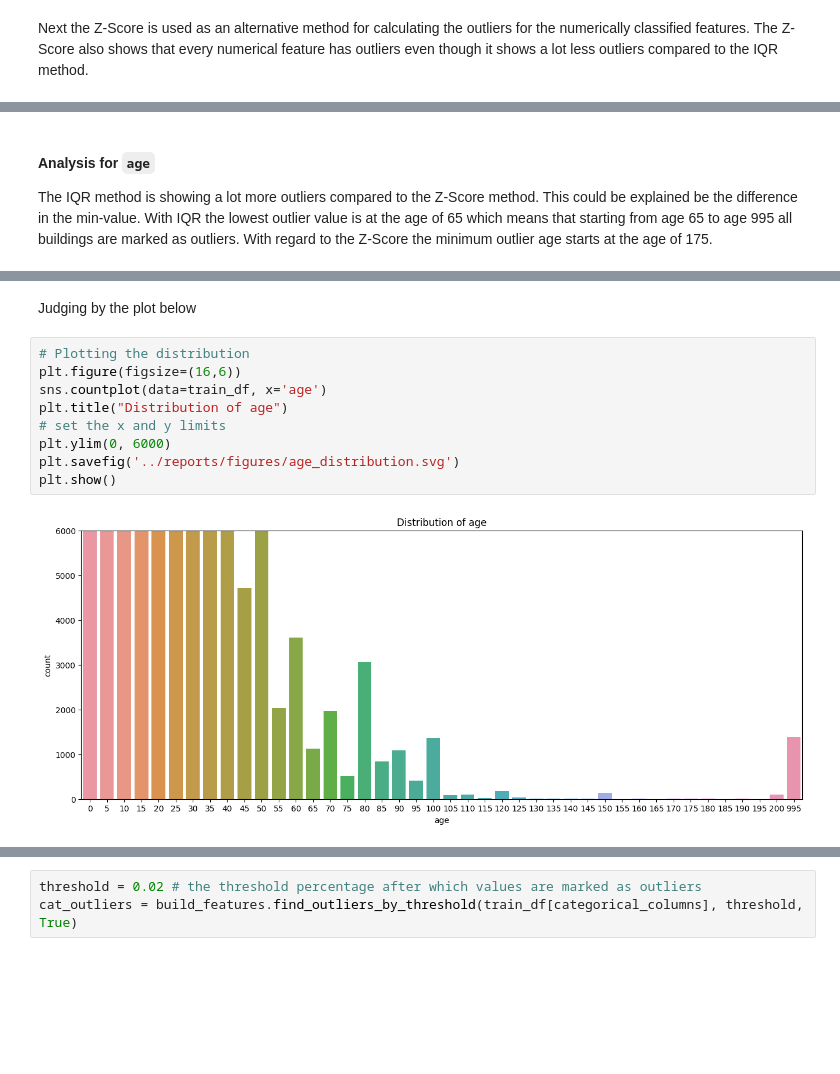
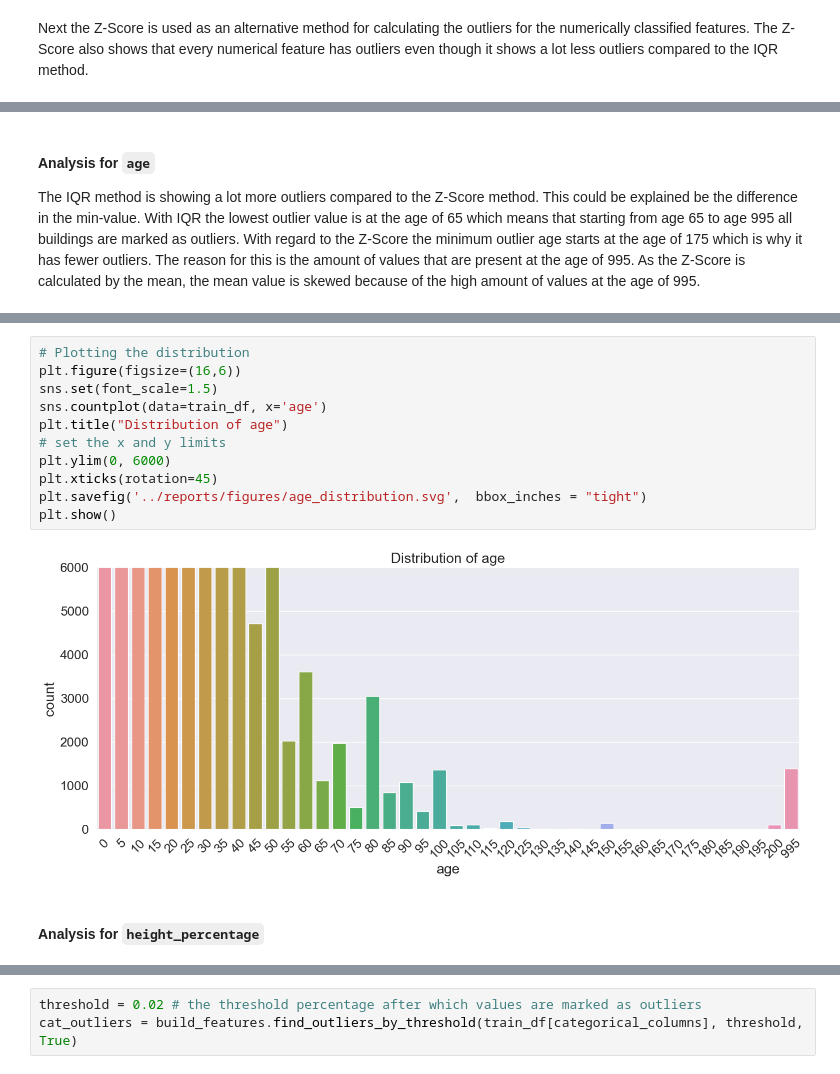
Before and after one commit to Sidies/-2015_Gorkha_earthquake_damage_prediction, a Jupyter notebook: notebooks/1.0-tyrell-data-cleaning.ipynb, the cells around one changed output, grey strips where cells are left out. Cells and saved outputs as stored; diff of their text form; blank space fills up the shorter version.

```diff
--- a/notebooks/1.0-tyrell-data-cleaning.ipynb
+++ b/notebooks/1.0-tyrell-data-cleaning.ipynb
@@ -220,7 +220,7 @@ print(tabulate(outlier_Z__df, headers='keys', tablefmt='psql'))
 +----+---------------------+-----------------+-------------------+-------------------+----------+----------+--------+
 # %% [markdown]
 #### Analysis for `age`
-The IQR method is showing a lot more outliers compared to the Z-Score method. This could be explained be the difference in the min-value. With IQR the lowest outlier value is at the age of 65 which means that starting from age 65 to age 995 all buildings are marked as outliers. With regard to the Z-Score the minimum outlier age starts at the age of 175.
+The IQR method is showing a lot more outliers compared to the Z-Score method. This could be explained be the difference in the min-value. With IQR the lowest outlier value is at the age of 65 which means that starting from age 65 to age 995 all buildings are marked as outliers. With regard to the Z-Score the minimum outlier age starts at the age of 175 which is why it has fewer outliers. The reason for this is the amount of values that are present at the age of 995. As the Z-Score is calculated by the mean, the mean value is skewed because of the high amount of values at the age of 995.
 # %%
 fromIQR_df = outlier_IQR_df[outlier_IQR_df['featureName'] == 'age']
 fromZ_df = outlier_Z__df[outlier_Z__df['featureName'] == 'age']
@@ -242,16 +242,18 @@ Z Value
 |----+---------------+-----------------+-------------------+-------------------+---------+----------+--------|
 |  1 | age           |            1514 |               175 |               995 | 21.2574 |       15 |     10 |
 +----+---------------+-----------------+-------------------+-------------------+---------+----------+--------+
-# %% [markdown]
-Judging by the plot below
 # %%
 # Plotting the distribution
 plt.figure(figsize=(16,6))
+sns.set(font_scale=1.5)
 sns.countplot(data=train_df, x='age')
 plt.title("Distribution of age")
 # set the x and y limits
 plt.ylim(0, 6000)
-plt.savefig('../reports/figures/age_distribution.svg')
+plt.xticks(rotation=45)
+plt.savefig('../reports/figures/age_distribution.svg',  bbox_inches = "tight")
 plt.show()
 # %% [output]
-[figure, old version]
+[figure, new version]
+# %% [markdown]
+#### Analysis for `height_percentage`
```
Also changed, not shown: parts of 9 cells of this notebook, 4 other files.
